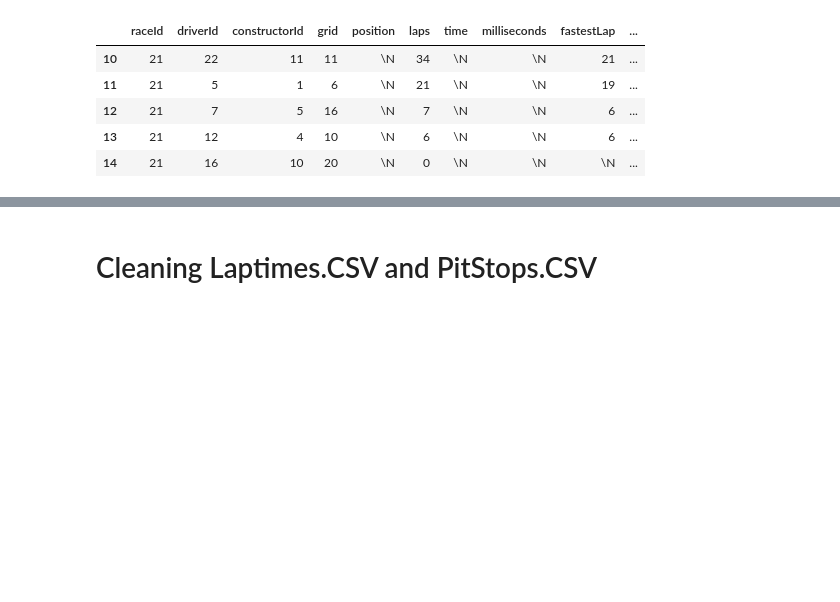
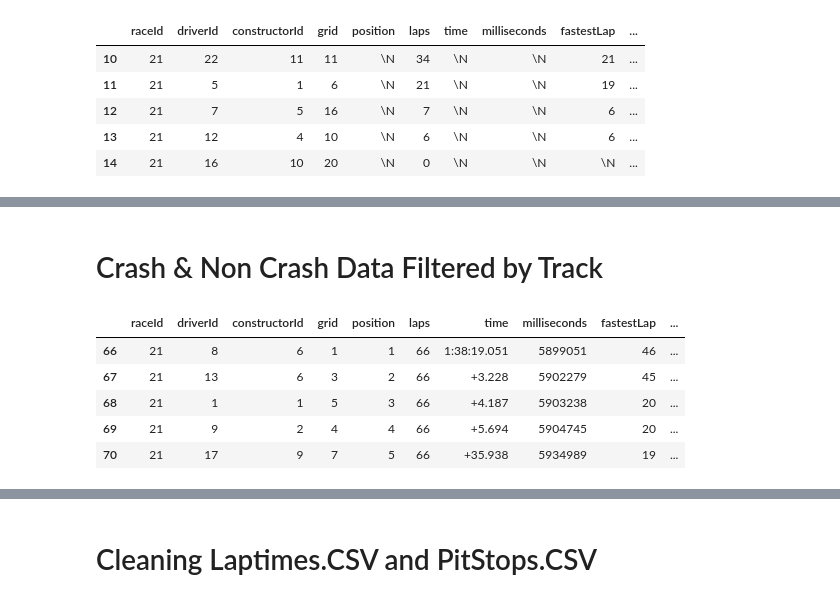
Before and after one commit to georgetown-analytics/Formula1, a Jupyter notebook: f1data_wrangling_framework.ipynb, the cells around one changed output, grey strips where cells are left out. Drawn from its saved outputs; the diff is of its cells as text; code cells hidden in the pictures; blank space fills up the shorter version.

```diff
--- a/f1data_wrangling_framework.ipynb
+++ b/f1data_wrangling_framework.ipynb
@@ -160,0 +199,16 @@ locationconfirmation = results_and_races_in_MMB["name"].tolist()
+# %% [markdown]
+# Crash & Non Crash Data Filtered by Track
+# %%
+all_results_and_races = pd.merge(results, races, on="raceId")
+
+#BARCELONA
+barcelona = [4]
+results_and_races_in_barcelona = all_results_and_races[all_results_and_races['circuitId'].isin(barcelona)]
+results_and_races_in_barcelona.head()
+# %% [output]
+|  | raceId | driverId | constructorId | grid | position | laps | time | milliseconds | fastestLap | ... |
+| 66 | 21 | 8 | 6 | 1 | 1 | 66 | 1:38:19.051 | 5899051 | 46 | ... |
+| 67 | 21 | 13 | 6 | 3 | 2 | 66 | +3.228 | 5902279 | 45 | ... |
+| 68 | 21 | 1 | 1 | 5 | 3 | 66 | +4.187 | 5903238 | 20 | ... |
+| 69 | 21 | 9 | 2 | 4 | 4 | 66 | +5.694 | 5904745 | 20 | ... |
+| 70 | 21 | 17 | 9 | 7 | 5 | 66 | +35.938 | 5934989 | 19 | ... |
```
Also changed, not shown: parts of 11 cells of this notebook.
